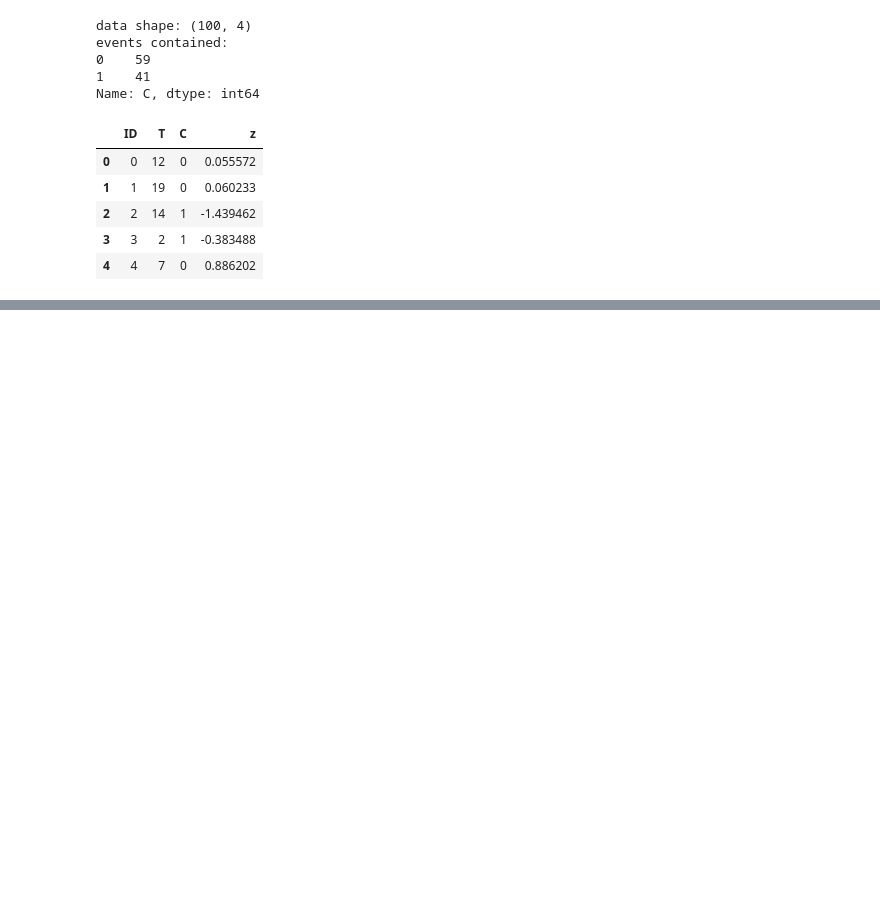
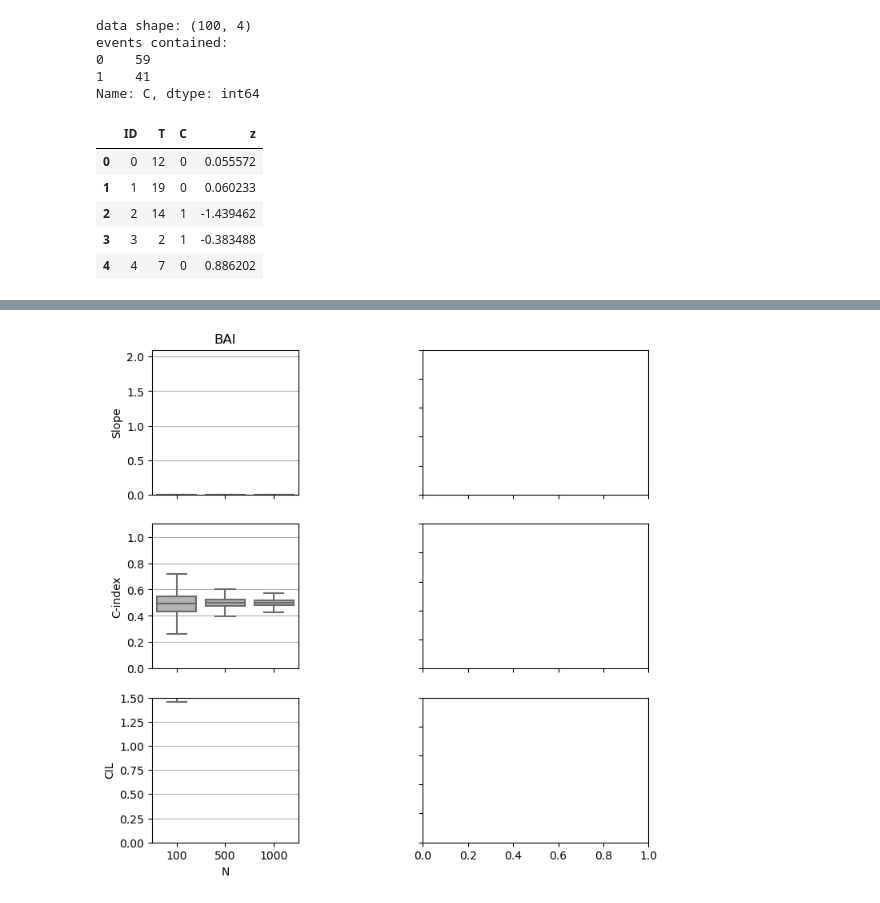
Before and after one commit to GoldenholzLab/SSAML, a Jupyter notebook: data_format_preprocess.ipynb, the cells around one changed output, grey strips where cells are left out. Drawn from its saved outputs; the diff is of its cells as text; code cells hidden in the pictures; blank space fills up the shorter version.

```diff
--- a/data_format_preprocess.ipynb
+++ b/data_format_preprocess.ipynb
@@ -146,3 +126,97 @@ Name: C, dtype: int64
 | 4 | 4 | 7 | 0 | 0.886202 |
 # %%
 data.to_csv('sample_data_bai_mortality.csv', index=False)
+# %%
+## After you rrun runner_power with your modified parameters, you will get output files.
+## if you had enabled "doEXTRA=True" in power.py, then you can plot the zing files as
+## as follows or from modifying the make-power-pix.py
+
+import matplotlib
+
+#matplotlib.use("Agg")
+import matplotlib.pyplot as plt
+import seaborn as sns
+import pandas as pd
+import numpy as np
+from scipy import stats
+import os
+import sys
+import time
+
+# CONSTANTS
+# put whatever your local directory is that has your files from SSAML
+mydir = '/Users/danisized/Documents/GitHub/SSAML/OUTcovaFAKE/'
+# Note, the numLIST numbers here are hard coded for the number of patients/events we tested.
+# change to whatever you like here
+numLIST = [100,500,1000]
+
+# FUNCTION DEFINITIONS
+def getZING(prefixN,middleOne,numLIST):
+  # load up the ZING files and compose a pandas dataframe from it
+  print('Loading %s...' % prefixN)
+
+  for howmany in numLIST:
+    fn = prefixN + str(howmany).zfill(4) + '.csv'
+    dat = pd.read_csv(fn,sep=',',header=None)
+    dat.columns =['Slope',middleOne,'CIL']
+    dat['N'] = dat.Slope*0 + howmany
+    if howmany == numLIST[0]:
+      bigD = dat
+    else:
+      bigD = bigD.append(dat,ignore_index=True)
+  return bigD
+
+def plotC(dat,numLIST,fig,ax,tName):
+  #plot the column number colNum
+  C=(.7,.7,.7)
+  colNum=1
+  plt.subplot(3,3,colNum)
+  ax[0,colNum-1] = sns.boxplot(x="N", y="Slope",fliersize=0,color=C, data=dat)
+  plt.grid(True,axis='y')
+  plt.ylim(0,2.1)
+  plt.xlabel('')
+  plt.title(tName)
+
+  plt.subplot(3,3,3+colNum)
+  ax[1,colNum-1] = sns.boxplot(x="N", y="C-index",fliersize=0,color=C, data=dat)
+  plt.grid(True,axis='y')
+  plt.ylim(0,1.1)
+  plt.xlabel('')
+
+  plt.subplot(3,3,6+colNum)
+  ax[2,colNum-1] = sns.boxplot(x="N", y="CIL",fliersize=0,color=C,data=dat)
+  plt.grid(True,axis='y')
+  plt.ylim(0,1.5)
+
+  ax[0,colNum-1].axes.xaxis.set_ticklabels([])
+  ax[1,colNum-1].axes.xaxis.set_ticklabels([])
+  ax[2,colNum-1].axes.xaxis.set_ticklabels(numLIST)
+  if colNum>1:
+    ax[0,colNum-1].axes.yaxis.set_ticklabels([])
+    ax[1,colNum-1].axes.yaxis.set_ticklabels([])
+    ax[2,colNum-1].axes.yaxis.set_ticklabels([])
+    ax[0,colNum-1].set_ylabel('')
+    ax[1,colNum-1].set_ylabel('')
+    ax[2,colNum-1].set_ylabel('')
+
+  return
+
+
+# MAIN
+os.chdir(mydir)
+
+bigD = getZING('smallZ','C-index',numLIST)
+print(bigD)
+
+
+print('plotting...')
+fig, ax = plt.subplots(3,2,sharex='col',sharey='row',figsize=(8,8))
+
+plotC(bigD,numLIST,fig,ax,'BAI')
+# make a little extra space between the subplots
+fig.subplots_adjust(hspace=0.2)
+plt.show()
+print('saving...')
+# jpeg in 300 dpi
+fig.savefig('ZplotFull-v2.jpg',dpi=300)
+# %% [output]
@@ -148,0 +239 @@ data.to_csv('sample_data_bai_mortality.csv', index=False)
+[figure, added]
```
Also changed, not shown: parts of 3 cells of this notebook, 7 other files.
